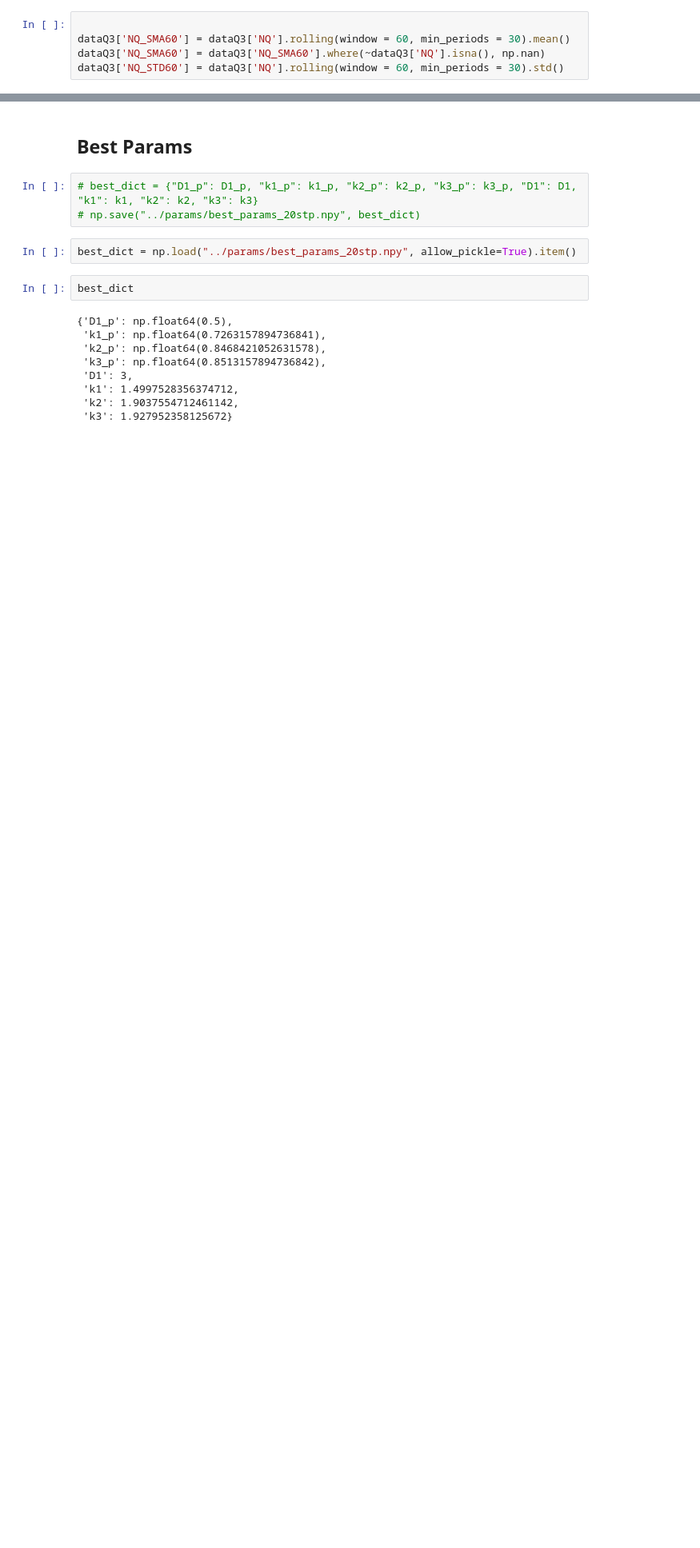
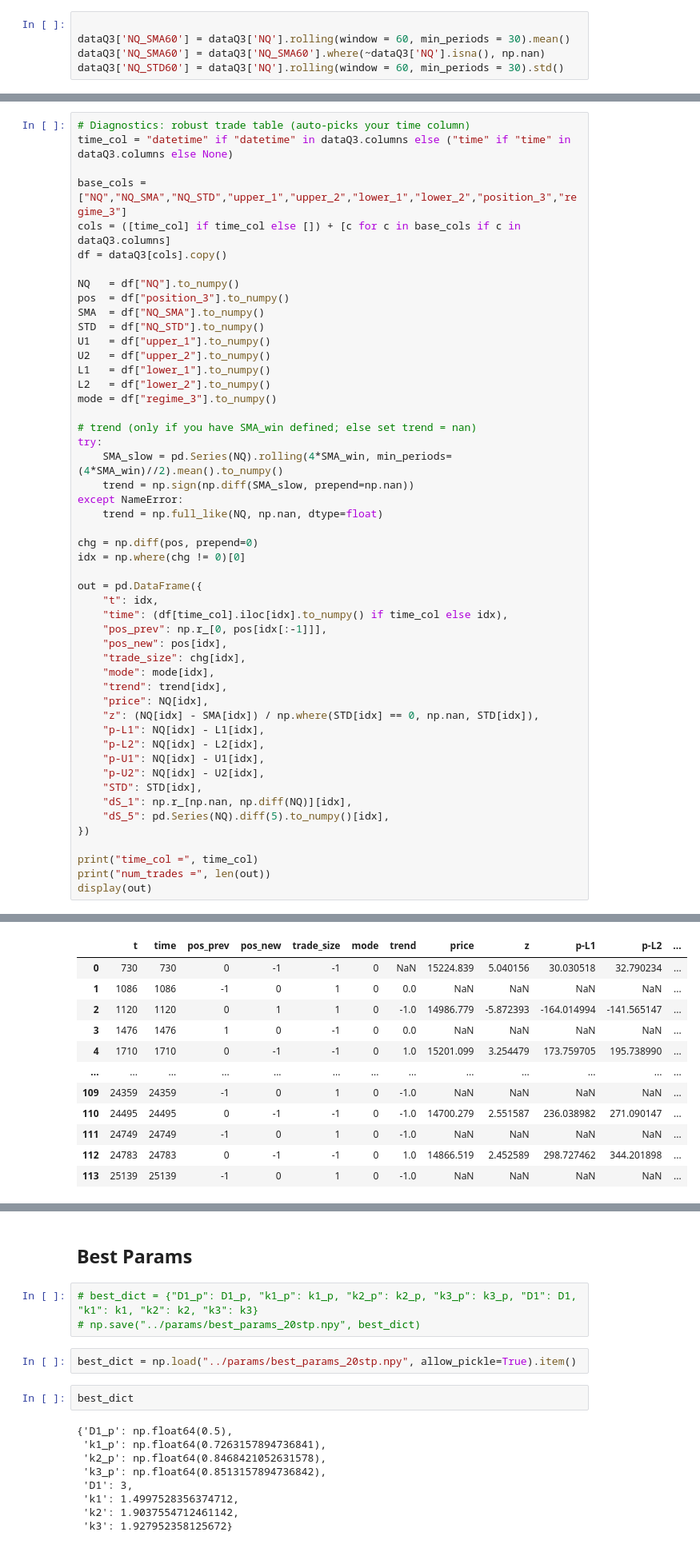
Before and after one commit to wynalazior/HFD-Final-Project, a Jupyter notebook: Testing/Strategy3.ipynb, the cells around one changed output, grey strips where cells are left out. Shown at 80% size. Cells and saved outputs as stored; diff of their text form; blank space fills up the shorter version.

```diff
--- a/Testing/Strategy3.ipynb
+++ b/Testing/Strategy3.ipynb
@@ -494,0 +1927,51 @@ D1_p, k1_p, k2_p, k3_p, D1, k1, k2, k3
+# %%
+# Diagnostics: robust trade table (auto-picks your time column)
+time_col = "datetime" if "datetime" in dataQ3.columns else ("time" if "time" in dataQ3.columns else None)
+
+base_cols = ["NQ","NQ_SMA","NQ_STD","upper_1","upper_2","lower_1","lower_2","position_3","regime_3"]
+cols = ([time_col] if time_col else []) + [c for c in base_cols if c in dataQ3.columns]
+df = dataQ3[cols].copy()
+
+NQ   = df["NQ"].to_numpy()
+pos  = df["position_3"].to_numpy()
+SMA  = df["NQ_SMA"].to_numpy()
+STD  = df["NQ_STD"].to_numpy()
+U1   = df["upper_1"].to_numpy()
+U2   = df["upper_2"].to_numpy()
+L1   = df["lower_1"].to_numpy()
+L2   = df["lower_2"].to_numpy()
+mode = df["regime_3"].to_numpy()
+
+# trend (only if you have SMA_win defined; else set trend = nan)
+try:
+    SMA_slow = pd.Series(NQ).rolling(4*SMA_win, min_periods=(4*SMA_win)//2).mean().to_numpy()
+    trend = np.sign(np.diff(SMA_slow, prepend=np.nan))
+except NameError:
+    trend = np.full_like(NQ, np.nan, dtype=float)
+
+chg = np.diff(pos, prepend=0)
+idx = np.where(chg != 0)[0]
+
+out = pd.DataFrame({
+    "t": idx,
+    "time": (df[time_col].iloc[idx].to_numpy() if time_col else idx),
+    "pos_prev": np.r_[0, pos[idx[:-1]]],
+    "pos_new": pos[idx],
+    "trade_size": chg[idx],
+    "mode": mode[idx],
+    "trend": trend[idx],
+    "price": NQ[idx],
+    "z": (NQ[idx] - SMA[idx]) / np.where(STD[idx] == 0, np.nan, STD[idx]),
+    "p-L1": NQ[idx] - L1[idx],
+    "p-L2": NQ[idx] - L2[idx],
+    "p-U1": NQ[idx] - U1[idx],
+    "p-U2": NQ[idx] - U2[idx],
+    "STD": STD[idx],
+    "dS_1": np.r_[np.nan, np.diff(NQ)][idx],
+    "dS_5": pd.Series(NQ).diff(5).to_numpy()[idx],
+})
+
+print("time_col =", time_col)
+print("num_trades =", len(out))
+display(out)
+# %% [output]
@@ -494,0 +1980,12 @@ D1_p, k1_p, k2_p, k3_p, D1, k1, k2, k3
+|  | t | time | pos_prev | pos_new | trade_size | mode | trend | price | z | p-L1 | p-L2 | ... |
+| 0 | 730 | 730 | 0 | -1 | -1 | 0 | NaN | 15224.839 | 5.040156 | 30.030518 | 32.790234 | ... |
+| 1 | 1086 | 1086 | -1 | 0 | 1 | 0 | 0.0 | NaN | NaN | NaN | NaN | ... |
+| 2 | 1120 | 1120 | 0 | 1 | 1 | 0 | -1.0 | 14986.779 | -5.872393 | -164.014994 | -141.565147 | ... |
+| 3 | 1476 | 1476 | 1 | 0 | -1 | 0 | 0.0 | NaN | NaN | NaN | NaN | ... |
+| 4 | 1710 | 1710 | 0 | -1 | -1 | 0 | 1.0 | 15201.099 | 3.254479 | 173.759705 | 195.738990 | ... |
+| ... | ... | ... | ... | ... | ... | ... | ... | ... | ... | ... | ... | ... |
+| 109 | 24359 | 24359 | -1 | 0 | 1 | 0 | -1.0 | NaN | NaN | NaN | NaN | ... |
+| 110 | 24495 | 24495 | 0 | -1 | -1 | 0 | -1.0 | 14700.279 | 2.551587 | 236.038982 | 271.090147 | ... |
+| 111 | 24749 | 24749 | -1 | 0 | 1 | 0 | -1.0 | NaN | NaN | NaN | NaN | ... |
+| 112 | 24783 | 24783 | 0 | -1 | -1 | 0 | 1.0 | 14866.519 | 2.452589 | 298.727462 | 344.201898 | ... |
+| 113 | 25139 | 25139 | -1 | 0 | 1 | 0 | -1.0 | NaN | NaN | NaN | NaN | ... |
```
Also changed, not shown: parts of 52 cells of this notebook, 1 other file.
